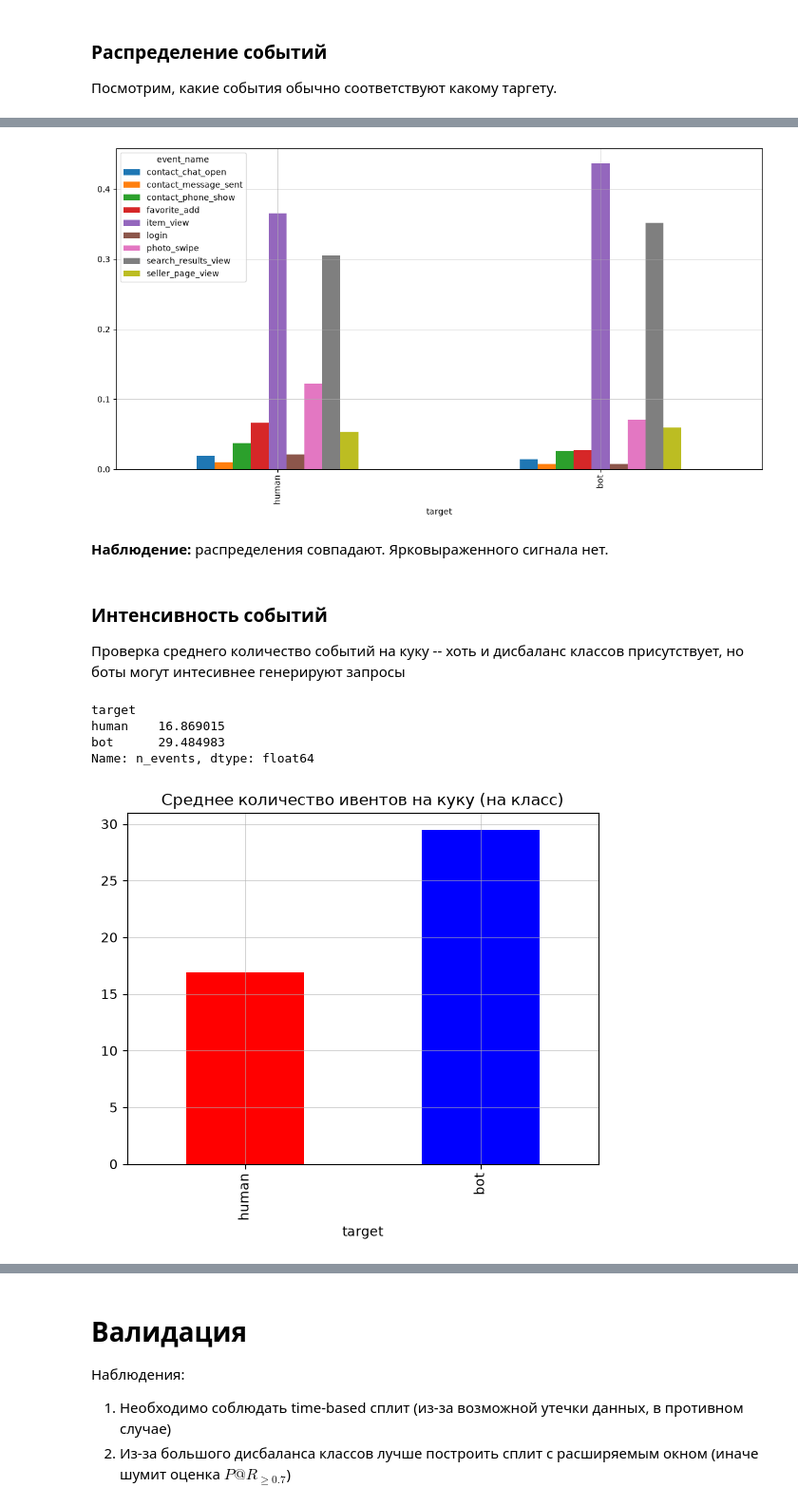
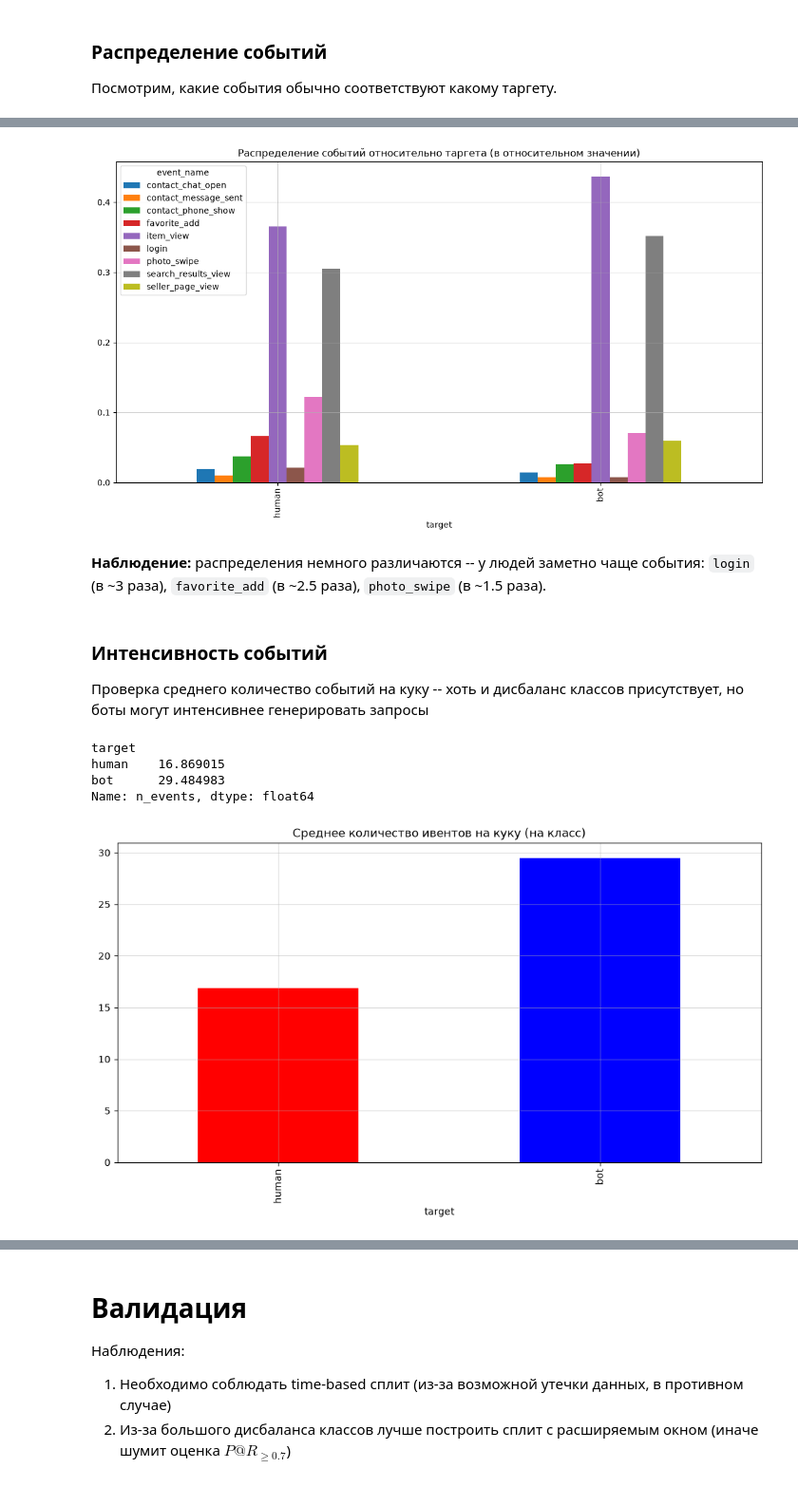
Before and after one commit to FedorProgrammer/ds-bootcamp-contest, a Jupyter notebook: cookies-bot-detector.ipynb, the cells around one changed output, grey strips where cells are left out. Shown at 95% size. Drawn from its saved outputs; the diff is of its cells as text; code cells hidden in the pictures.

```diff
--- a/cookies-bot-detector.ipynb
+++ b/cookies-bot-detector.ipynb
@@ -683,16 +652,17 @@ events_cls_b
 | bot | 0.014185 | 0.007922 | 0.025842 | 0.027163 | 0.436413 | 0.007809 | ... |
 # %%
 events_cls_b.plot(kind='bar', figsize=(14, 7))
+plt.title("Распределение событий относительно таргета (в относительном значении)")
 plt.grid(True, linewidth=0.4)
 plt.show()
 # %% [output]
-[figure, old version]
+[figure, new version]
 # %% [markdown]
-**Наблюдение:** распределения совпадают. Ярковыраженного сигнала нет.
+**Наблюдение:** распределения немного различаются -- у людей заметно чаще события: `login` (в ~3 раза), `favorite_add` (в ~2.5 раза), `photo_swipe` (в ~1.5 раза).
 # %% [markdown]
 ### Интенсивность событий <a id="intensity"></a>
 
-Проверка среднего количество событий на куку -- хоть и дисбаланс классов присутствует, но боты могут интесивнее генерируют запросы
+Проверка среднего количество событий на куку -- хоть и дисбаланс классов присутствует, но боты могут интенсивнее генерировать запросы
 # %%
 events_per_cookie = events_tr_labeled.groupby(['cookie_id', 'target']).size().rename('n_events').reset_index() # чтобы оставить target, пришлось делать и по нему группировку
 avg_events_per_cookie_cls_b = events_per_cookie.groupby('target')['n_events'].mean().rename(index={0:'human', 1:'bot'})
@@ -703,10 +673,10 @@ human    16.869015
 bot      29.484983
 Name: n_events, dtype: float64
 # %%
-avg_events_per_cookie_cls_b.plot(kind='bar', color=['red', 'blue'])
+avg_events_per_cookie_cls_b.plot(kind='bar', color=['red', 'blue'], figsize=(12, 6))
 plt.grid(True, linewidth=0.4)
 plt.title("Среднее количество ивентов на куку (на класс)")
 plt.show()
 # %% [output]
-[figure, old version]
+[figure, new version]
 # %% [markdown]
```
Also changed, not shown: parts of 57 cells of this notebook, 4 other files.
